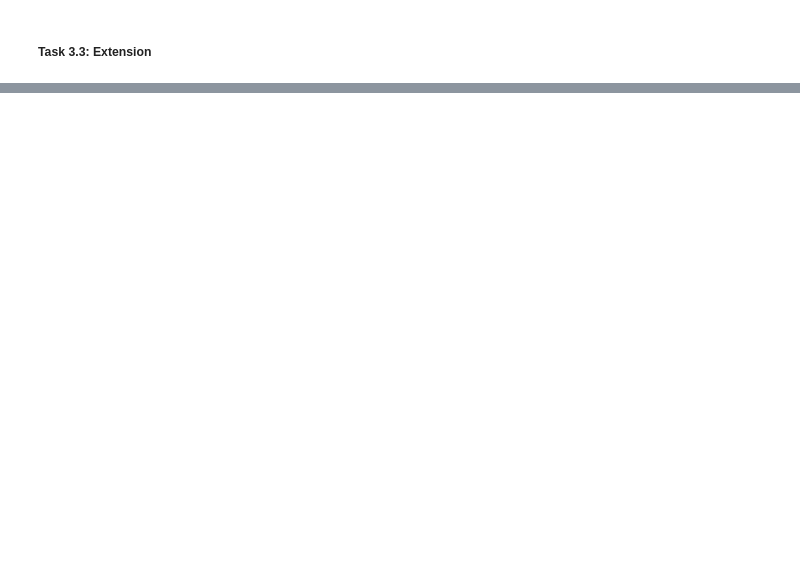
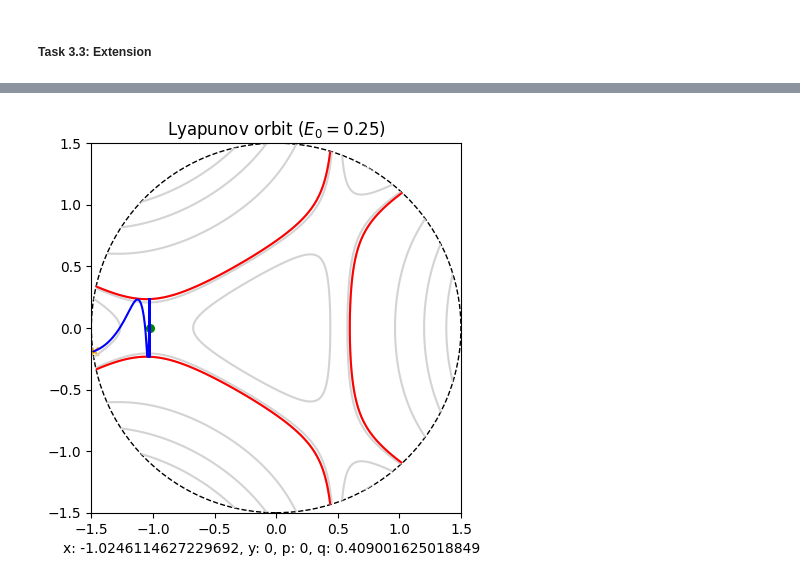
Before and after one commit to ProgramPhantom/MPS224-Scientific-Computing, a Jupyter notebook: Assignment 2/assignment2.ipynb, the cells around one changed output, grey strips where cells are left out. Cells and saved outputs as stored; diff of their text form; code cells hidden in the pictures; blank space fills up the shorter version.

```diff
--- a/Assignment 2/assignment2.ipynb
+++ b/Assignment 2/assignment2.ipynb
@@ -1031,0 +927,80 @@ divergence_route()
+# %%
+def get_objective_function_lyapunov(energy):
+    """
+    Factory function to get lyapunov objective function
+    for a given energy.
+    """
+
+    def objective_function_lyapunov(x0):
+        q0 = np.sqrt(2 * (energy - V(x0, 0)))
+
+        u0 = [x0, 0, 0, q0]
+
+        sol = solve_clover(u0, 1000)
+
+        crossing_times = sol.t_events[1]
+        crossing_states = sol.y_events[1]
+
+        # Filter out the immediate trigger at t=0
+        valid_times = np.where(crossing_times > 1e-10)[0]
+
+        if len(valid_times) < 1:
+            # If it didn't even cross once, it slipped off the saddle immediately.
+            # Return the final px to give the solver a continuous gradient.
+            return sol.y[2, -1]
+
+        first_crossing_time = valid_times[0]
+        state_at_first_crossing = crossing_states[first_crossing_time]
+
+        # Minimise q
+        final_qx = state_at_first_crossing[2]
+        return final_qx
+
+        # Minimise x difference
+        #final_x = state_at_first_crossing[0]
+        #return final_x - x0
+
+
+    return objective_function_lyapunov
+
+
+def find_lyapunov(E0=0.25, x0=-0.95):
+    if E0 < 1/6:
+        print("Energy must be above the escape energy of 1/6 for a lyapunov orbit to exist.")
+        return
+
+    q0 = np.sqrt(2 * (E0 - V(x0, 0)))
+
+    # Initial trajectory plot
+
+    print(f"Finding lyapunov for left sink with energy {energy([x0, 0, 0, q0])}")
+
+    diverged = False
+    try:
+        result = root_scalar(
+            get_objective_function_lyapunov(E0),
+            x0=x0,
+            x1=x0+1e-4,
+            method='secant',
+            xtol=1e-30
+        )
+    except ValueError as err:
+        print(err)
+        diverged = True
+
+
+    if diverged:
+        print("Trajectory diverged")
+    elif result.converged:
+        print(f"Successfully found the lyapunov orbit!")
+        print(f"x0 = {result.root}")
+
+        q_final = np.sqrt(2 * (E0 - V(result.root, 0)))
+
+        show_trajectory_fancy_3([result.root, 0, 0, q_final], title=f"Lyapunov orbit ($E_0 = {E0}$)")
+    else:
+        print("Root finder failed to converge.")
+
+
+find_lyapunov(E0=0.25, x0=-0.8)
+# %% [output]
@@ -1031,0 +1010 @@ divergence_route()
+[figure, added]
```
Also changed, not shown: parts of 13 cells of this notebook, 2 other files.
